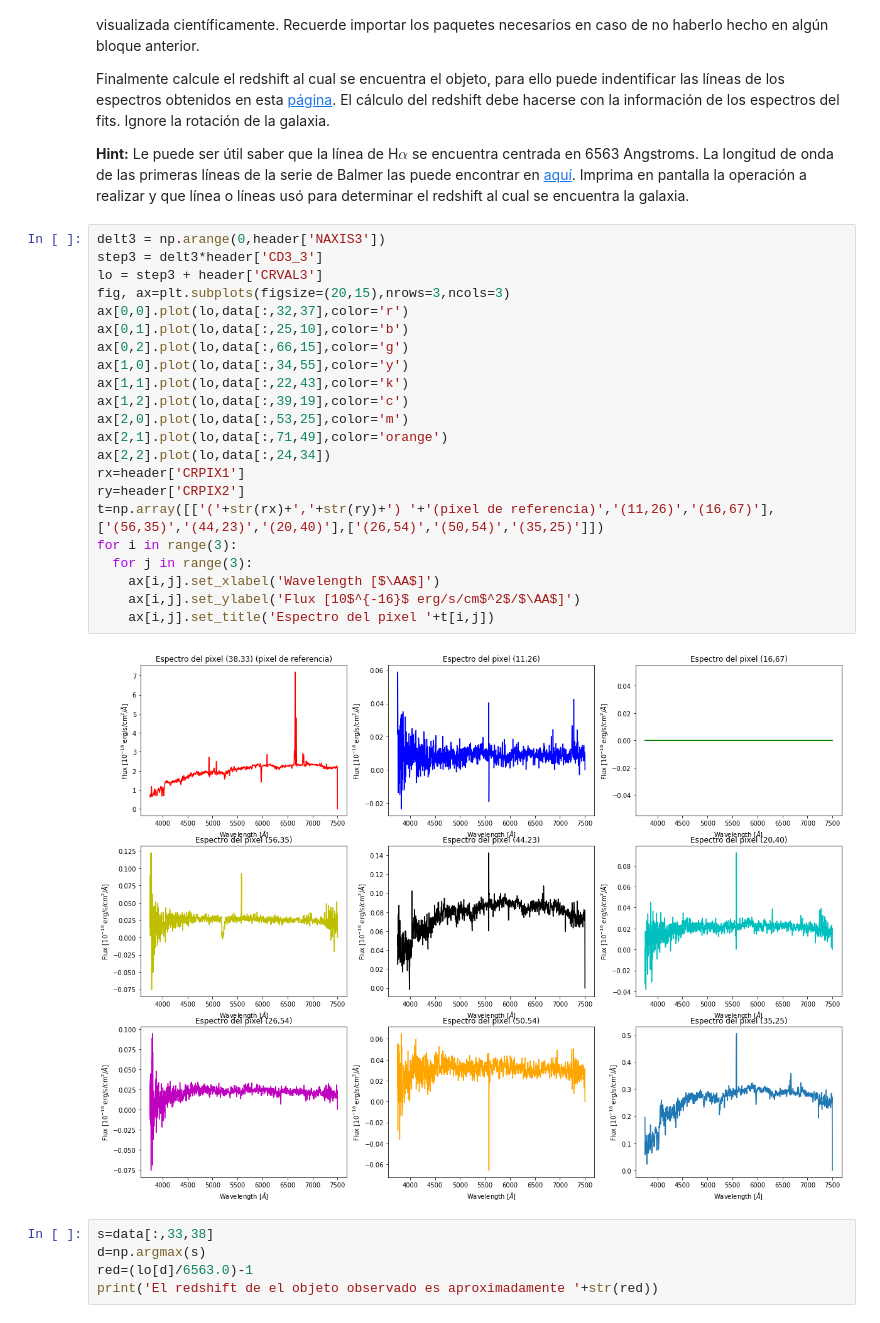
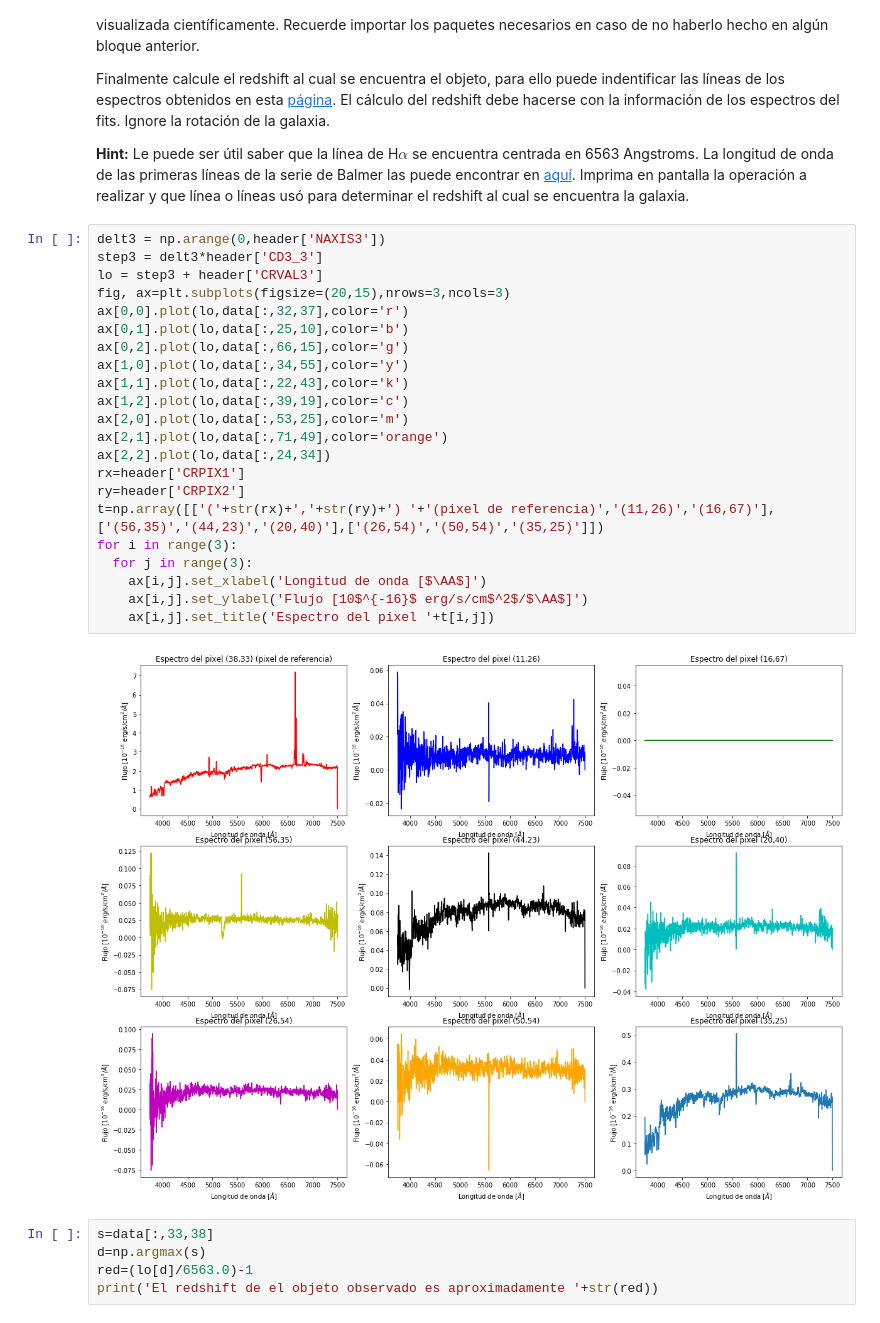
Before and after one commit to SantiagoRios21/minitarea4, a Jupyter notebook: minitarea4.ipynb, the cells around one changed output. Cells and saved outputs as stored; diff of their text form.

```diff
--- a/minitarea4.ipynb
+++ b/minitarea4.ipynb
@@ -96,27 +126,27 @@ Finalmente calcule el redshift al cual se encuentra el objeto, para ello puede i
 # %%
 delt3 = np.arange(0,header['NAXIS3'])
 step3 = delt3*header['CD3_3']
 lo = step3 + header['CRVAL3']
 fig, ax=plt.subplots(figsize=(20,15),nrows=3,ncols=3)
 ax[0,0].plot(lo,data[:,32,37],color='r')
 ax[0,1].plot(lo,data[:,25,10],color='b')
 ax[0,2].plot(lo,data[:,66,15],color='g')
 ax[1,0].plot(lo,data[:,34,55],color='y')
 ax[1,1].plot(lo,data[:,22,43],color='k')
 ax[1,2].plot(lo,data[:,39,19],color='c')
 ax[2,0].plot(lo,data[:,53,25],color='m')
 ax[2,1].plot(lo,data[:,71,49],color='orange')
 ax[2,2].plot(lo,data[:,24,34])
 rx=header['CRPIX1']
 ry=header['CRPIX2']
 t=np.array([['('+str(rx)+','+str(ry)+') '+'(pixel de referencia)','(11,26)','(16,67)'],['(56,35)','(44,23)','(20,40)'],['(26,54)','(50,54)','(35,25)']])
 for i in range(3):
   for j in range(3):
-    ax[i,j].set_xlabel('Wavelength [$\AA$]')
-    ax[i,j].set_ylabel('Flux [10$^{-16}$ erg/s/cm$^2$/$\AA$]')
+    ax[i,j].set_xlabel('Longitud de onda [$\AA$]')
+    ax[i,j].set_ylabel('Flujo [10$^{-16}$ erg/s/cm$^2$/$\AA$]')
     ax[i,j].set_title('Espectro del pixel '+t[i,j])
 # %% [output]
-[figure, old version]
+[figure, new version]
 # %%
 s=data[:,33,38]
 d=np.argmax(s)
```
Also changed, not shown: parts of 3 cells of this notebook.
